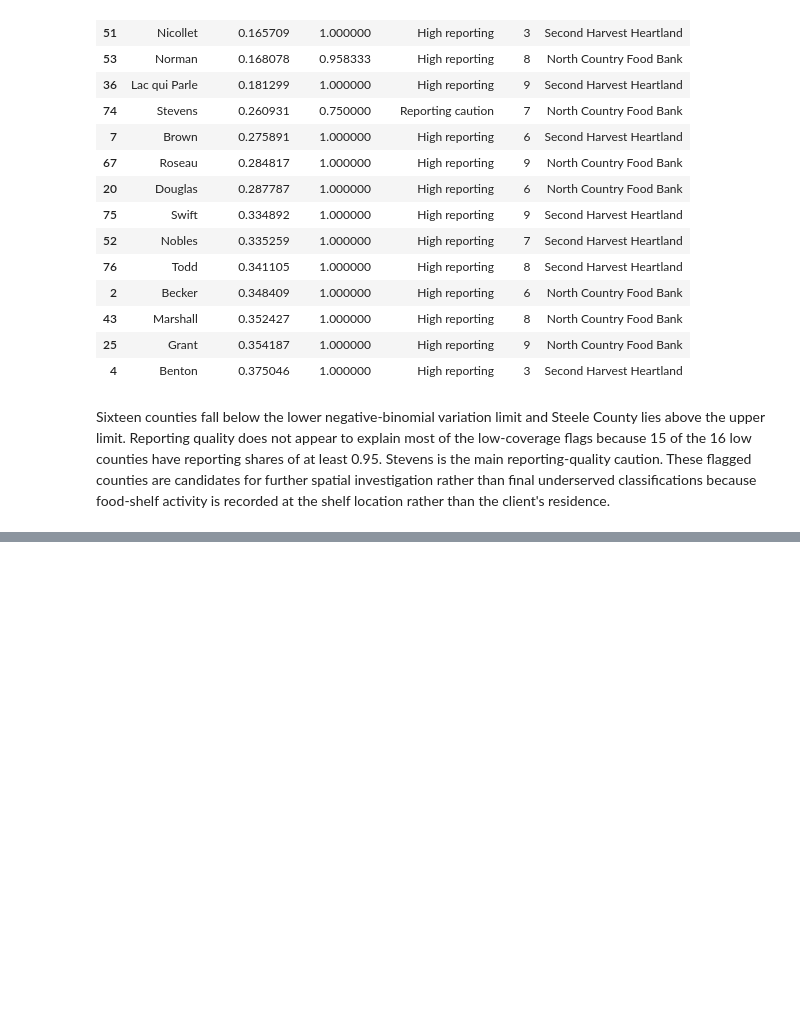
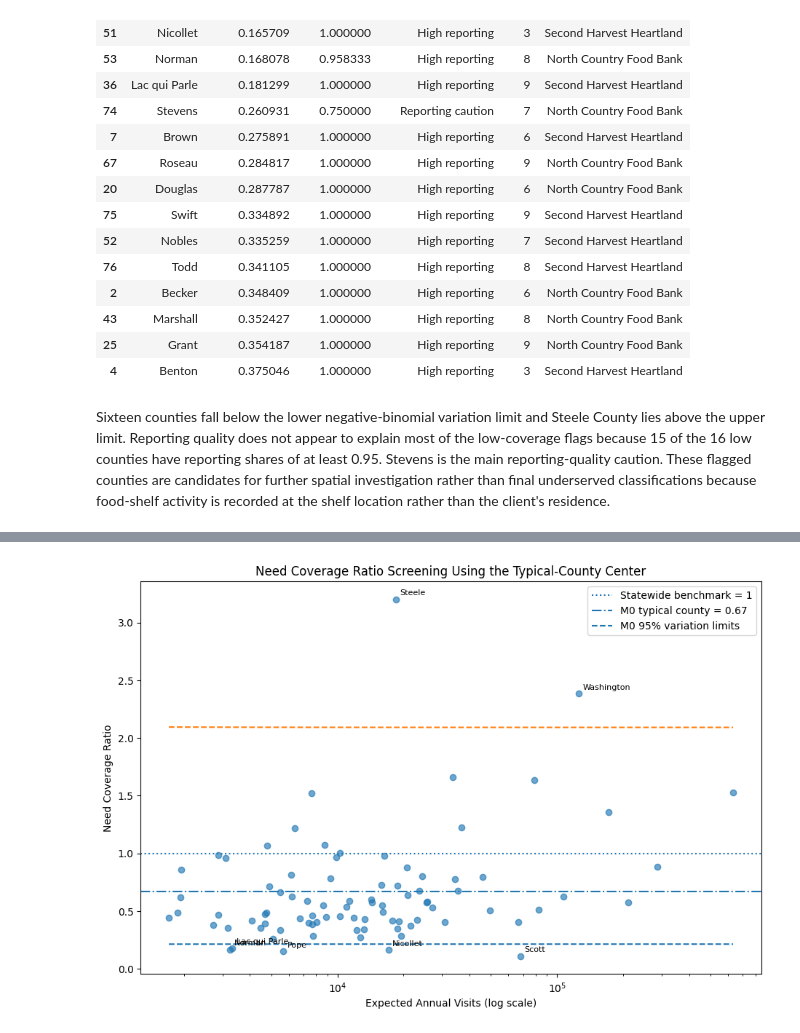
Before and after one commit to Hajar0Ahmed/MinneMUDAC2026Outliers, a Jupyter notebook: notebooks/explain_ratio.ipynb, the cells around one changed output, grey strips where cells are left out. Cells and saved outputs as stored; diff of their text form; code cells hidden in the pictures; blank space fills up the shorter version.

```diff
--- a/notebooks/explain_ratio.ipynb
+++ b/notebooks/explain_ratio.ipynb
@@ -691,3 +691,15 @@ dtype: int64
 | 4 | Benton | 0.375046 | 1.000000 | High reporting | 3 | Second Harvest Heartland |
 # %% [markdown]
 Sixteen counties fall below the lower negative-binomial variation limit and Steele County lies above the upper limit. Reporting quality does not appear to explain most of the low-coverage flags because 15 of the 16 low counties have reporting shares of at least 0.95. Stevens is the main reporting-quality caution. These flagged counties are candidates for further spatial investigation rather than final underserved classifications because food-shelf activity is recorded at the shelf location rather than the client's residence.
+# %%
+center_one = 1.0
+
+m0_center = np.exp(
+    m0.params["Intercept"]
+)
+
+alpha_m0 = m0.params["alpha"]
+
+print("Center at 1:", center_one)
+print("M0 typical-county center:", m0_center)
+print("M0 alpha:", alpha_m0)
@@ -693,0 +801,71 @@ Sixteen counties fall below the lower negative-binomial variation limit and Stee
+# %%
+plot_data = county.sort_values(
+    "expected_annual_visits"
+).copy()
+
+plt.figure(figsize=(11, 7))
+
+plt.scatter(
+    county["expected_annual_visits"],
+    county["coverage_ratio"],
+    alpha=0.65
+)
+
+# Original statewide benchmark
+plt.axhline(
+    1,
+    linestyle=":",
+    label="Statewide benchmark = 1"
+)
+
+# Typical-county center from M0
+plt.axhline(
+    m0_center,
+    linestyle="-.",
+    label=f"M0 typical county = {m0_center:.2f}"
+)
+
+# M0 variation limits
+plt.plot(
+    plot_data["expected_annual_visits"],
+    plot_data["m0_lower"],
+    linestyle="--",
+    label="M0 95% variation limits"
+)
+
+plt.plot(
+    plot_data["expected_annual_visits"],
+    plot_data["m0_upper"],
+    linestyle="--"
+)
+
+# Label only counties outside the M0 limits
+m0_flagged = county[
+    county["m0_status"] != "Within limits"
+]
+
+for _, row in m0_flagged.iterrows():
+    plt.annotate(
+        row["County"],
+        (
+            row["expected_annual_visits"],
+            row["coverage_ratio"]
+        ),
+        xytext=(4, 4),
+        textcoords="offset points",
+        fontsize=8
+    )
+
+plt.xscale("log")
+
+plt.xlabel("Expected Annual Visits (log scale)")
+plt.ylabel("Need Coverage Ratio")
+
+plt.title(
+    "Need Coverage Ratio Screening Using the Typical-County Center"
+)
+
+plt.legend()
+plt.show()
+# %% [output]
+[figure, added]
```
Also changed, not shown: parts of 14 cells of this notebook, 2 other files.
